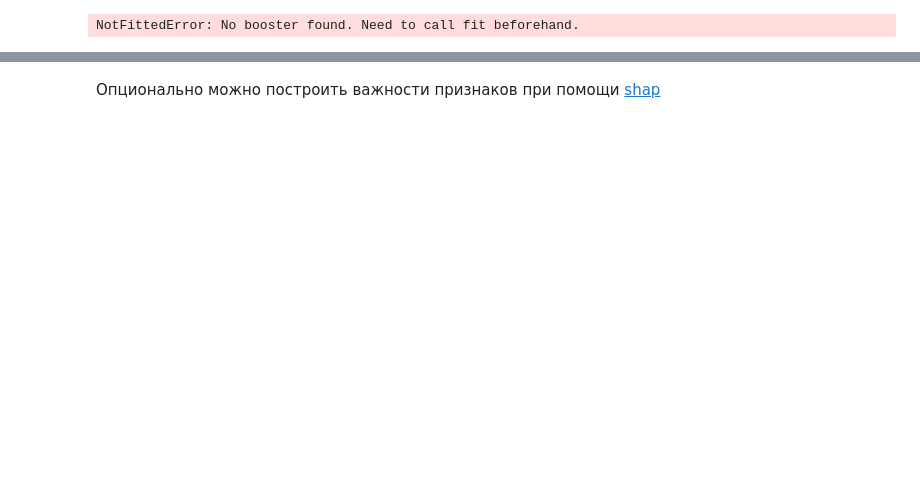
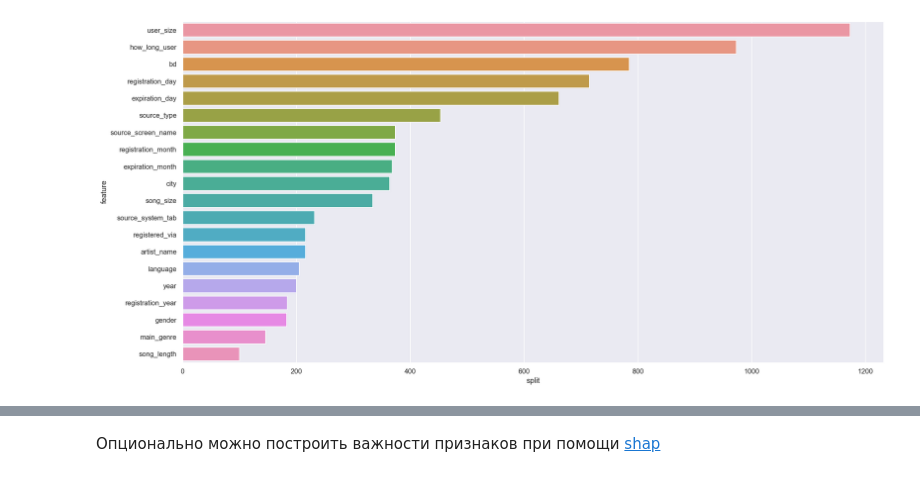
Before and after one commit to bruce-willis/hse_recsys2020, a Jupyter notebook: HomeWorks/kkbox-music-recommendation-challenge.ipynb, the cells around one changed output, grey strips where cells are left out. Saved outputs shown, nothing was run; the diff lists cells and outputs as text; code cells hidden in the pictures; blank space fills up the shorter version.

```diff
--- a/HomeWorks/kkbox-music-recommendation-challenge.ipynb
+++ b/HomeWorks/kkbox-music-recommendation-challenge.ipynb
@@ -289,7 +322,7 @@ def plot_importance(model, importance_type='split'):
     plt.show()
     fig.savefig(f"feature_importance_{importance_type}.png")
 # %%
-plot_importance(clf.booster_, importance_type='split')
+plot_importance(cb_clf.booster_, importance_type='split')
 # %% [output]
-NotFittedError: No booster found. Need to call fit beforehand.
+[figure, added]
 # %%
```
Also changed, not shown: parts of 100 cells of this notebook.
